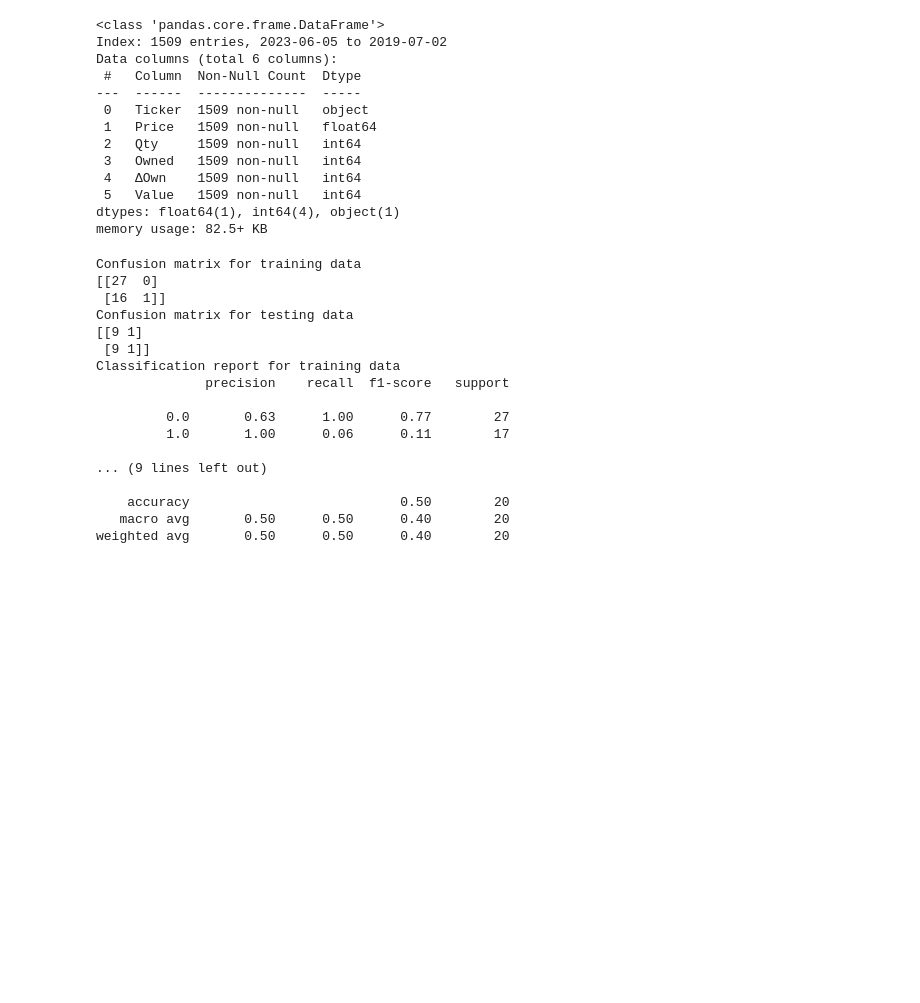
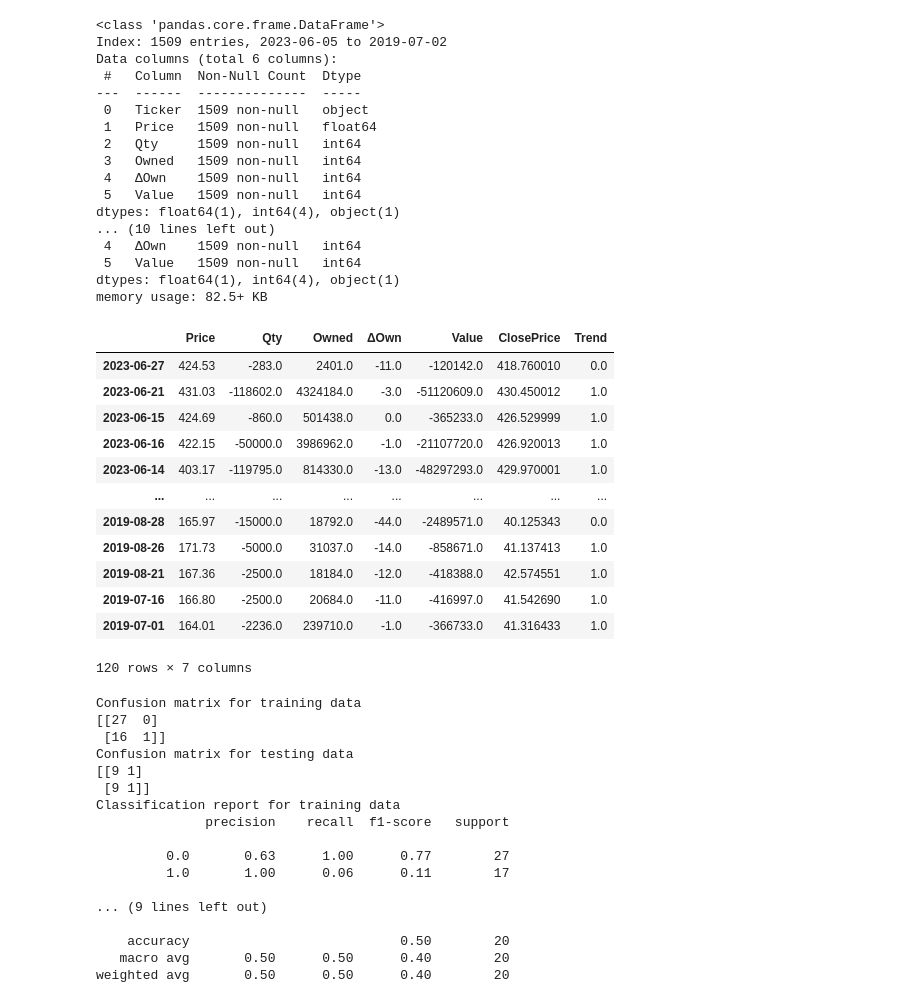
Before and after one commit to devops4cloud/Insider_Trading, a Jupyter notebook: insider_stock_analysis.ipynb, the cells around one changed output. Saved outputs shown, nothing was run; the diff lists cells and outputs as text; code cells hidden in the pictures; blank space fills up the shorter version.

```diff
--- a/insider_stock_analysis.ipynb
+++ b/insider_stock_analysis.ipynb
@@ -37,26 +17,47 @@ stock="MSFT"
 # %%
 #instantiate insider class
 insider = InsiderDataFrame("insider_data_v2.csv")
 
 # Instantiate the Insider Class
 stock_df = insider.get_processed_df(stock)
 
 # Droping any null values due to filing date being on a non trading day.
 stock_df = stock_df.dropna()
+
+stock_nvda = insider.get_processed_df("NVDA")
+
+stock_nvda
 # %% [output]
 <class 'pandas.core.frame.DataFrame'>
 Index: 1509 entries, 2023-06-05 to 2019-07-02
 Data columns (total 6 columns):
  #   Column  Non-Null Count  Dtype
 ---  ------  --------------  -----
  0   Ticker  1509 non-null   object
  1   Price   1509 non-null   float64
  2   Qty     1509 non-null   int64
  3   Owned   1509 non-null   int64
  4   ΔOwn    1509 non-null   int64
  5   Value   1509 non-null   int64
 dtypes: float64(1), int64(4), object(1)
+... (10 lines left out)
+ 4   ΔOwn    1509 non-null   int64
+ 5   Value   1509 non-null   int64
+dtypes: float64(1), int64(4), object(1)
 memory usage: 82.5+ KB
+|  | Price | Qty | Owned | ΔOwn | Value | ClosePrice | Trend |
+| 2023-06-27 | 424.53 | -283.0 | 2401.0 | -11.0 | -120142.0 | 418.760010 | 0.0 |
+| 2023-06-21 | 431.03 | -118602.0 | 4324184.0 | -3.0 | -51120609.0 | 430.450012 | 1.0 |
+| 2023-06-15 | 424.69 | -860.0 | 501438.0 | 0.0 | -365233.0 | 426.529999 | 1.0 |
+| 2023-06-16 | 422.15 | -50000.0 | 3986962.0 | -1.0 | -21107720.0 | 426.920013 | 1.0 |
+| 2023-06-14 | 403.17 | -119795.0 | 814330.0 | -13.0 | -48297293.0 | 429.970001 | 1.0 |
+| ... | ... | ... | ... | ... | ... | ... | ... |
+| 2019-08-28 | 165.97 | -15000.0 | 18792.0 | -44.0 | -2489571.0 | 40.125343 | 0.0 |
+| 2019-08-26 | 171.73 | -5000.0 | 31037.0 | -14.0 | -858671.0 | 41.137413 | 1.0 |
+| 2019-08-21 | 167.36 | -2500.0 | 18184.0 | -12.0 | -418388.0 | 42.574551 | 1.0 |
+| 2019-07-16 | 166.80 | -2500.0 | 20684.0 | -11.0 | -416997.0 | 41.542690 | 1.0 |
+| 2019-07-01 | 164.01 | -2236.0 | 239710.0 | -1.0 | -366733.0 | 41.316433 | 1.0 |
+120 rows × 7 columns
 # %%
 def logistic_regression_model(stock_df):
     # Import modules for Logistic Regression
```
Also changed, not shown: parts of 1 cell of this notebook, 1 other file.
